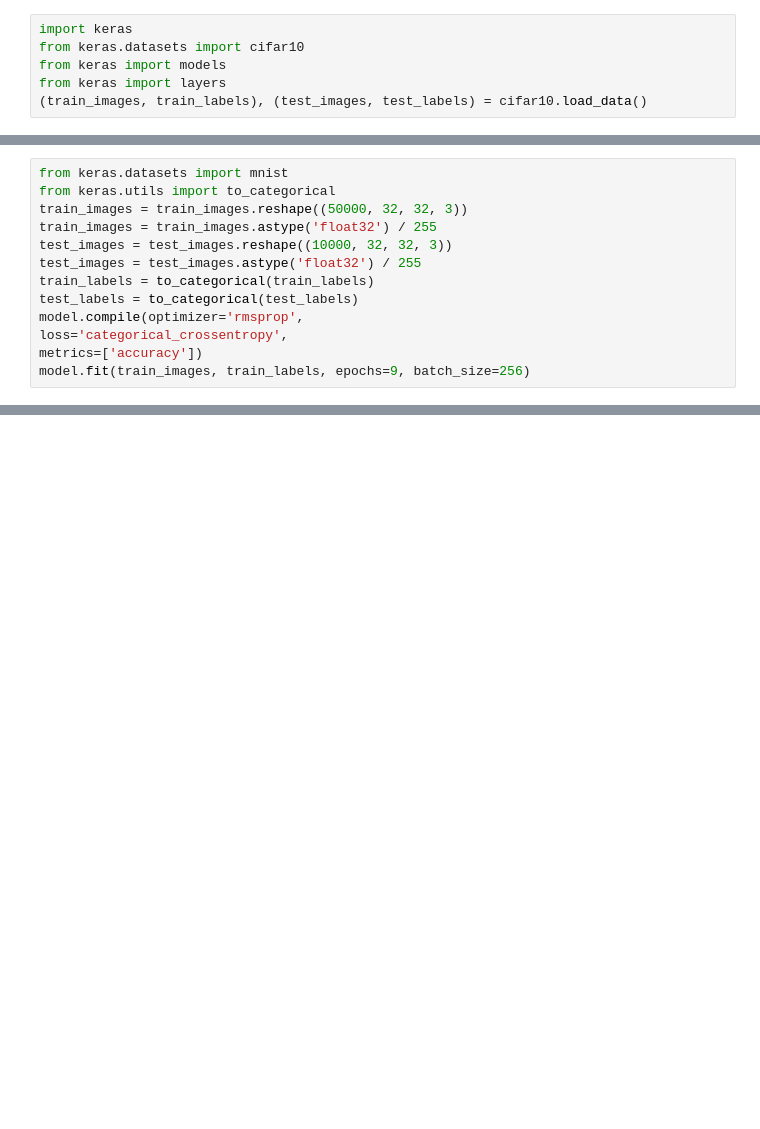
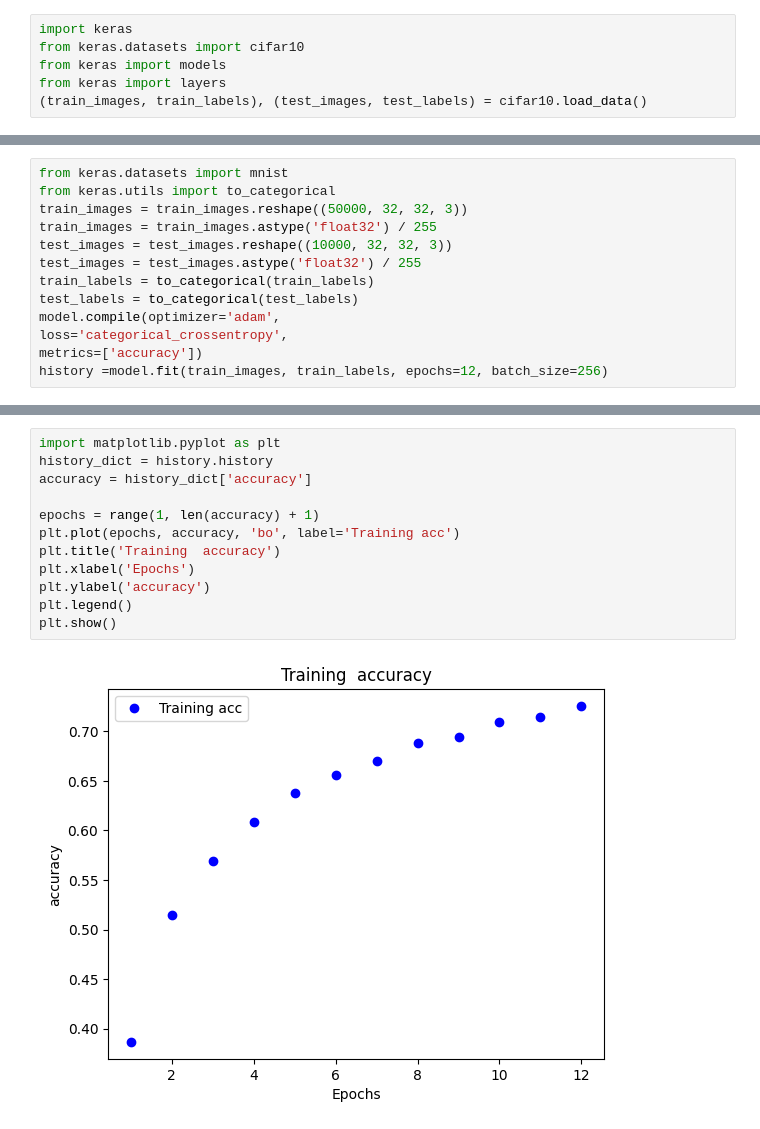
Before and after one commit to JavaOliverLu/python, a Jupyter notebook: AP4062_HW2_convnet.ipynb, the cells around one changed output, grey strips where cells are left out. Drawn from its saved outputs; the diff is of its cells as text; blank space fills up the shorter version.

Commit message:
epoch=12, accu=0.68

```diff
--- a/AP4062_HW2_convnet.ipynb
+++ b/AP4062_HW2_convnet.ipynb
@@ -57,8 +57,8 @@ test_images = test_images.reshape((10000, 32, 32, 3))
 test_images = test_images.astype('float32') / 255
 train_labels = to_categorical(train_labels)
 test_labels = to_categorical(test_labels)
-model.compile(optimizer='rmsprop',
+model.compile(optimizer='adam',
 loss='categorical_crossentropy',
 metrics=['accuracy'])
-model.fit(train_images, train_labels, epochs=9, batch_size=256)
+history =model.fit(train_images, train_labels, epochs=12, batch_size=256)
 # %% [output]
@@ -87,0 +86,14 @@ test_loss, test_acc = model.evaluate(test_images, test_labels)
+# %%
+import matplotlib.pyplot as plt
+history_dict = history.history
+accuracy = history_dict['accuracy']
+
+epochs = range(1, len(accuracy) + 1)
+plt.plot(epochs, accuracy, 'bo', label='Training acc')
+plt.title('Training  accuracy')
+plt.xlabel('Epochs')
+plt.ylabel('accuracy')
+plt.legend()
+plt.show()
+# %% [output]
+[figure, added]
```
Also changed, not shown: parts of 5 cells of this notebook.
